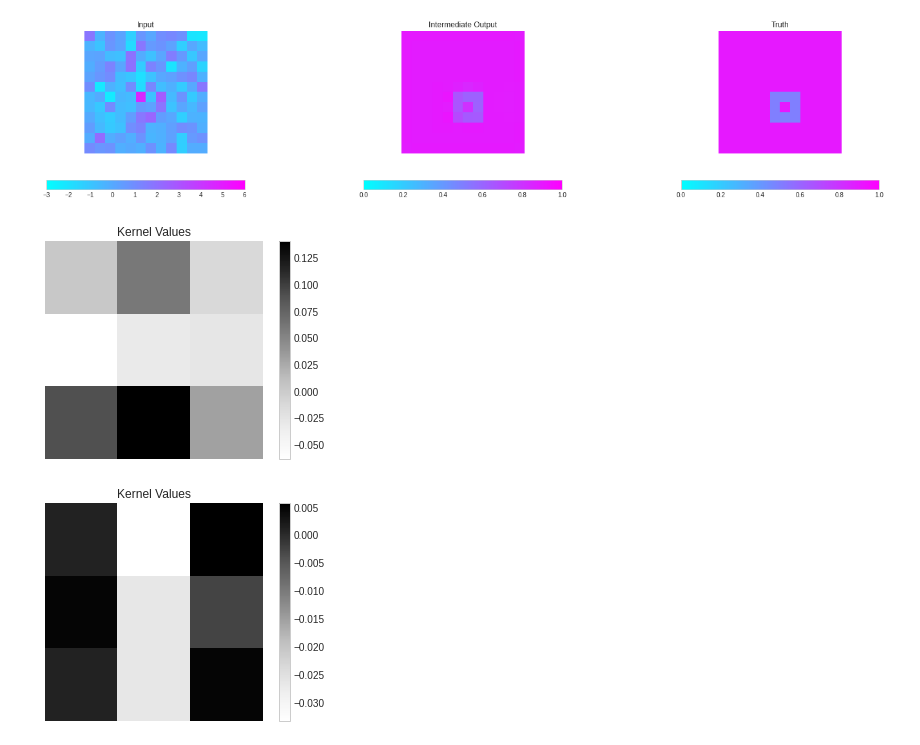
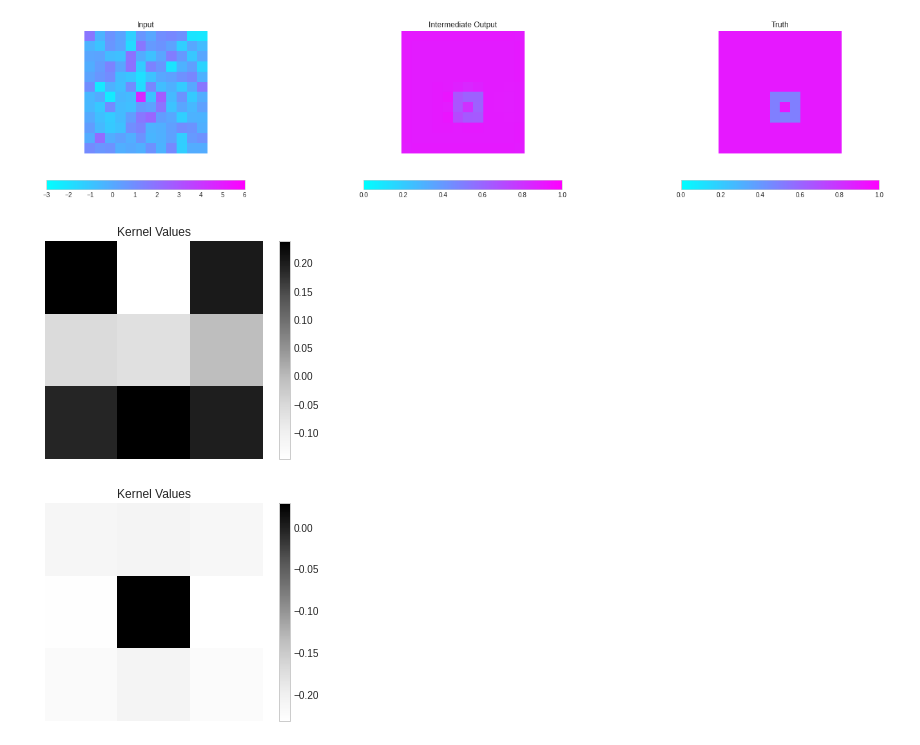
Before and after one commit to wherzberg/CNN-Introduction, a Jupyter notebook: Smiley_UNet.ipynb, the cells around one changed output. Cells and saved outputs as stored; diff of their text form; code cells hidden in the pictures.

```diff
--- a/Smiley_UNet.ipynb
+++ b/Smiley_UNet.ipynb
@@ -417,14 +417,14 @@ for l in [1,2,3,4,5,6]:
 # %%
 l = 1  # layer index
 ind1 = 0  # channel index
-ind2 = 4  # filter number
+ind2 = 0  # filter number
 displayFilterChannel(model,l,ind1,ind2)
 # %% [output]
-[figure, old version]
+[figure, new version]
 # %%
 l = 6  # layer index
-ind1 = 9  # channel index
+ind1 = 5  # channel index
 ind2 = 0  # filter number
 displayFilterChannel(model,l,ind1,ind2)
 # %% [output]
-[figure, old version]
+[figure, new version]
```
